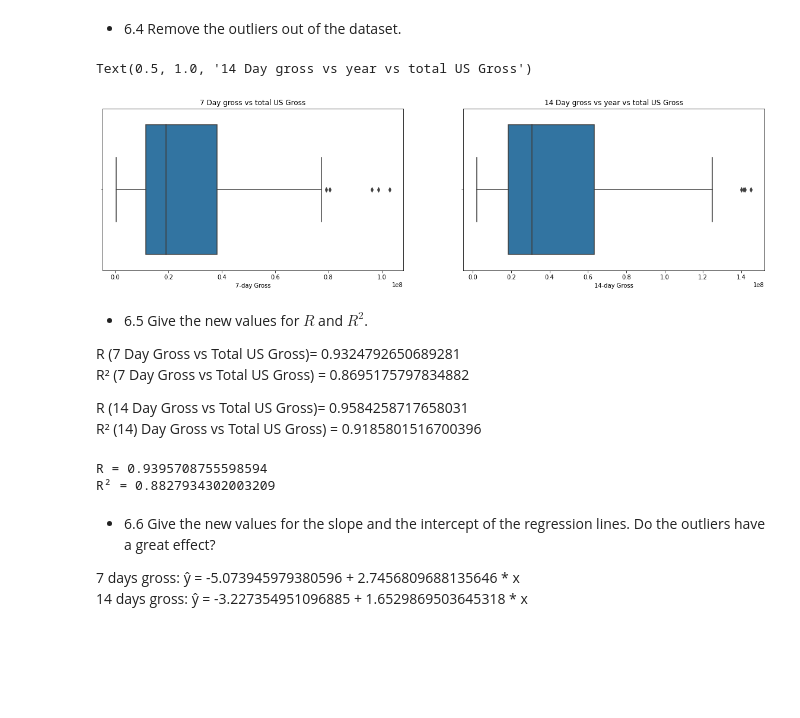
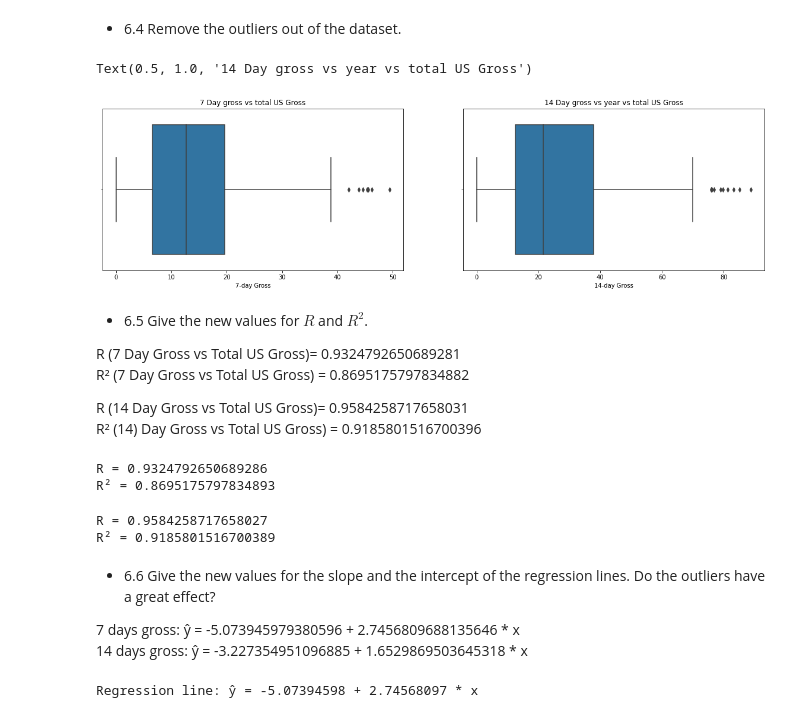
Before and after one commit to szymonvertenten/data-eng, a Jupyter notebook: dsai-en-labs-main/6-bivariate-quant/Kopie_van_Kopie_van_labs_regression_with_2_extra_exercises copy.ipynb, the cells around one changed output. Cells and saved outputs as stored; diff of their text form; code cells hidden in the pictures; blank space fills up the shorter version.

```diff
--- a/dsai-en-labs-main/6-bivariate-quant/Kopie_van_Kopie_van_labs_regression_with_2_extra_exercises copy.ipynb
+++ b/dsai-en-labs-main/6-bivariate-quant/Kopie_van_Kopie_van_labs_regression_with_2_extra_exercises copy.ipynb
@@ -246,7 +246,7 @@ E.g. $22 707 121	becomes 22.707121.
 cols_with_dollars = ['7-day Gross',	'14-day Gross',	'Total US Gross',	'International Gross',	'US DVD Sales',	'Budget']
 # %%
 for col in cols_with_dollars:
-    movies[col] = movies[col].str.replace('$', '').str.replace(' ', '').astype(float)
+    movies[col] = movies[col].str.replace('$', '').str.replace(' ', '').astype(float)/1000000
 # %%
 movies.head()
 # %% [output]
@@ -366,15 +405,16 @@ A few movies for the first week:
 # %% [markdown]
 * 6.4 Remove the outliers out of the dataset.
 # %%
-movies = movies[(movies["7-day Gross"] < 0.8 * 10**8) | (movies["14-day Gross"] < 1.5 * 10**8)]
+extra_7_days_gross = extra_7_days_gross[(extra_7_days_gross["7-day Gross"] < 50)]
+extra_14_days_gross = extra_14_days_gross[(extra_14_days_gross["14-day Gross"] < 90)]
 fig,axs = plt.subplots(1,2, figsize=(20,5))
-sns.boxplot(x='7-day Gross', data=movies, ax=axs[0])
+sns.boxplot(x='7-day Gross', data=extra_7_days_gross, ax=axs[0])
 axs[0].set_title('7 Day gross vs total US Gross')
-sns.boxplot(x='14-day Gross', data=movies, ax=axs[1])
+sns.boxplot(x='14-day Gross', data=extra_14_days_gross, ax=axs[1])
 axs[1].set_title('14 Day gross vs year vs total US Gross')
 # %% [output]
 Text(0.5, 1.0, '14 Day gross vs year vs total US Gross')
-[figure, old version]
+[figure, new version]
 # %% [markdown]
 * 6.5 Give the new values for $R$ and $R^2$.
 
@@ -385,15 +425,31 @@ R² (7 Day Gross vs Total US Gross) = 0.8695175797834882
 R (14 Day Gross vs Total US Gross)= 0.9584258717658031
 R² (14) Day Gross vs Total US Gross) = 0.9185801516700396
 # %%
-cor = np.corrcoef(movies['7-day Gross'], movies['Total US Gross'])[0][1]
+cor = np.corrcoef(extra_7_days_gross['7-day Gross'], extra_7_days_gross['Total US Gross'])[0][1]
 print(f"R = {cor}")
 print(f"R² = {cor ** 2}")
 # %% [output]
-R = 0.9395708755598594
-R² = 0.8827934302003209
+R = 0.9324792650689286
+R² = 0.8695175797834893
+# %%
+cor = np.corrcoef(extra_14_days_gross['14-day Gross'], extra_14_days_gross['Total US Gross'])[0][1]
+print(f"R = {cor}")
+print(f"R² = {cor ** 2}")
+# %% [output]
+R = 0.9584258717658027
+R² = 0.9185801516700389
 # %% [markdown]
 * 6.6 Give the new values for the slope and the intercept of the regression lines. Do the outliers have a great effect?
 
 
 7 days gross: ŷ = -5.073945979380596 + 2.7456809688135646 * x
 14 days gross: ŷ = -3.227354951096885 + 1.6529869503645318 * x
+# %%
+movies7_x = extra_7_days_gross['7-day Gross'].values.reshape(-1,1)
+movies7_y = extra_7_days_gross['Total US Gross']
+#get the linear regression model
+weight_model = LinearRegression().fit(movies7_x, movies7_y)
+#print the regression line
+print(f"Regression line: ŷ = {weight_model.intercept_:.8f} + {weight_model.coef_[0]:.8f} * x")
+# %% [output]
+Regression line: ŷ = -5.07394598 + 2.74568097 * x
```
Also changed, not shown: parts of 14 cells of this notebook, 1 other file.
